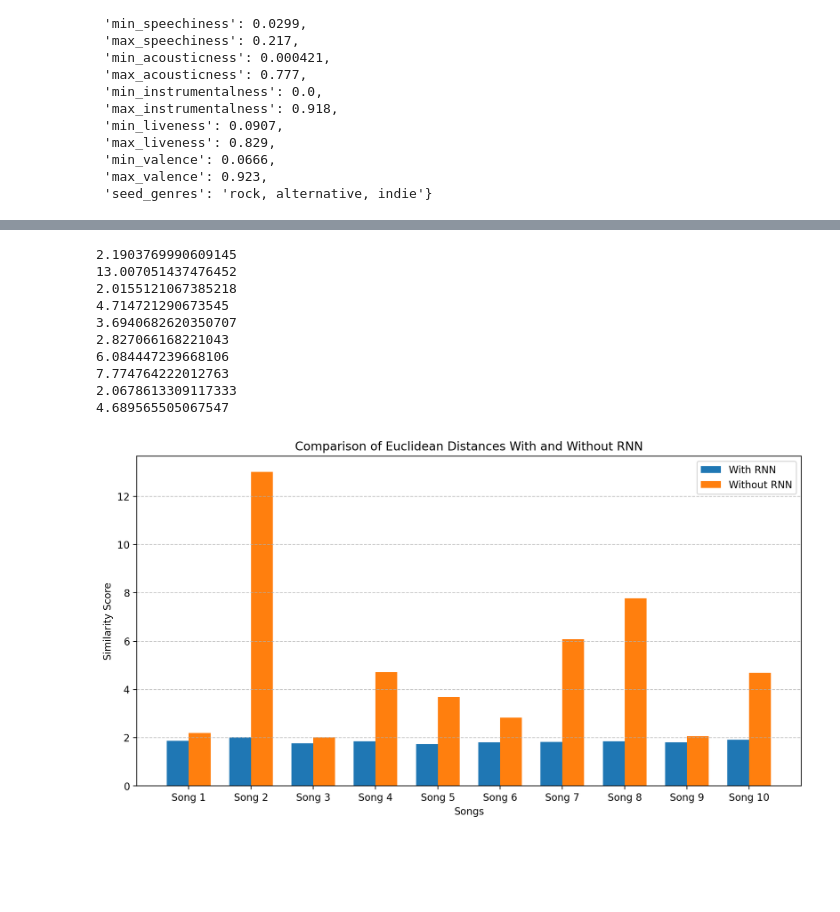
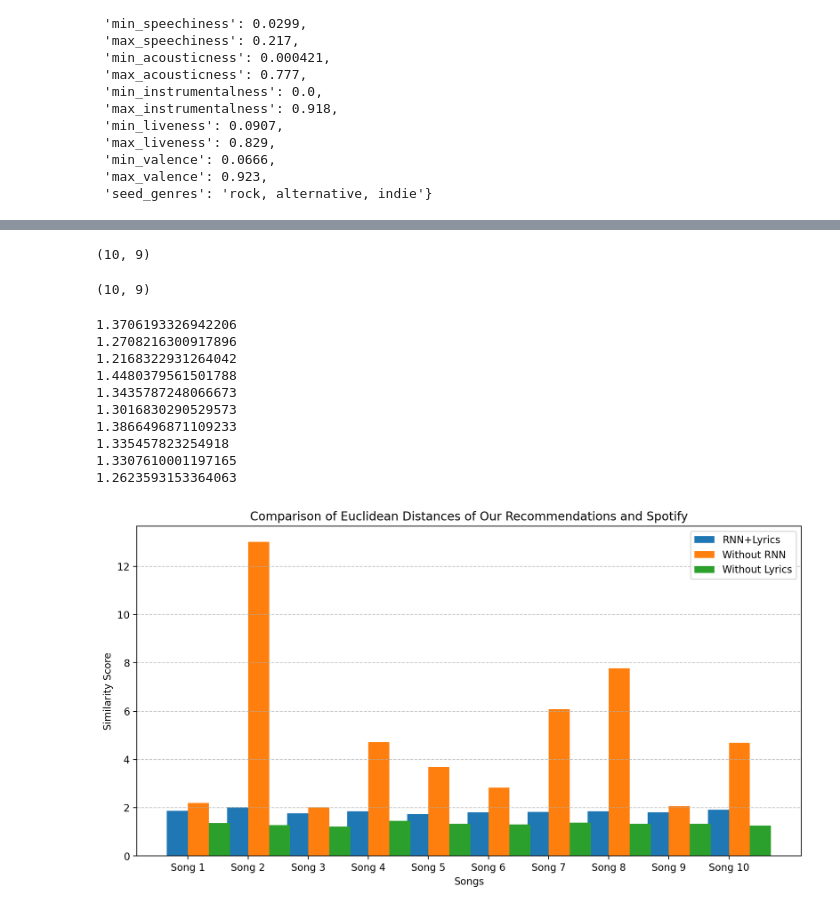
Before and after one commit to Ernesto2004/spotify-music-suggestion, a Jupyter notebook: mrs copy.ipynb, the cells around one changed output, grey strips where cells are left out. Saved outputs shown, nothing was run; the diff lists cells and outputs as text; code cells hidden in the pictures; blank space fills up the shorter version.

```diff
--- a/mrs copy.ipynb
+++ b/mrs copy.ipynb
@@ -442,7 +442,8 @@ def distance_calc(dict, v1, name_list):
 
 distance_frame2 = get_distances(distance_frame, predicted)
 # %%
-POTENTIAL_N = 50 #defines size
+POTENTIAL_N = 10 #defines size 50
 
-potential_songs = distance_frame2.sample(POTENTIAL_N) #distance_frame2.nsmallest(POTENTIAL_N, columns='distance', keep='all')
-print(potential_songs.shape)
+potential_songs = distance_frame2.nsmallest(POTENTIAL_N, columns='distance', keep='all')
+# potential_songs = distance_frame2.sample(POTENTIAL_N) #distance_frame2.nsmallest(POTENTIAL_N, columns='distance', keep='all')
+# print(potential_songs.shape)
@@ -820,3 +809,11 @@ rec_songs
+# %%
+potential_songs.shape
+# %% [output]
+(10, 9)
+# %%
+recs_from_spotify.shape
+# %% [output]
+(10, 9)
 # %%
 def calculate_euclidean_distance(v1, v2):
     return np.linalg.norm(v1 - v2)
@@ -833,22 +830,22 @@ def calculate_score(pd1, pd2):
             dist.append(calculate_euclidean_distance(fx, fy))
         print(np.mean(dist))
 # %%
-calculate_score(rec_songs, recs_from_spotify)
+calculate_score(potential_songs, recs_from_spotify)
 # %% [output]
-2.1903769990609145
-13.007051437476452
-2.0155121067385218
-4.714721290673545
-3.6940682620350707
-2.827066168221043
-6.084447239668106
-7.774764222012763
-2.0678613309117333
-4.689565505067547
+1.3706193326942206
+1.2708216300917896
+1.2168322931264042
+1.4480379561501788
+1.3435787248066673
+1.3016830290529573
+1.3866496871109233
+1.335457823254918
+1.3307610001197165
+1.2623593153364063
 # %%
 import matplotlib.pyplot as plt
 
-with_rnn = [1.870860464583459,
+rnn_lyrics = [1.870860464583459,
 2.0124956563145764,
 1.7609989657978797,
 1.8539558357641899,
@@ -861,34 +858,47 @@ with_rnn = [1.870860464583459,
 ]
 without_rnn = [2.1903769990609145,
 13.007051437476452,
 2.0155121067385218,
 4.714721290673545,
 3.6940682620350707,
 2.827066168221043,
 6.084447239668106,
 7.774764222012763,
 2.0678613309117333,
 4.689565505067547]
 
-n = len(with_rnn)
+without_lyrics = [
+1.3706193326942206,
+1.2708216300917896,
+1.2168322931264042,
+1.4480379561501788,
+1.3435787248066673,
+1.3016830290529573,
+1.3866496871109233,
+1.335457823254918,
+1.3307610001197165,
+1.2623593153364063]
+
+n = len(rnn_lyrics)
 
 bar_width = 0.35
 
 index = np.arange(n)
 
 plt.figure(figsize=(12, 6))
 
-bars1 = plt.bar(index, with_rnn, bar_width, label='With RNN')
+bars1 = plt.bar(index, rnn_lyrics, bar_width, label='RNN+Lyrics')
 bars2 = plt.bar(index + bar_width, without_rnn, bar_width, label='Without RNN')
+bars3 = plt.bar(index + (bar_width*2), without_lyrics, bar_width, label='Without Lyrics')
 
 plt.xlabel('Songs')
 plt.ylabel('Similarity Score')
-plt.title('Comparison of Euclidean Distances With and Without RNN')
+plt.title('Comparison of Euclidean Distances of Our Recommendations and Spotify')
 plt.xticks(index + bar_width / 2, [f'Song {i+1}' for i in range(n)])
 plt.legend()
 
 plt.grid(axis='y', linestyle='--', alpha=0.7)
 
 plt.show()
 # %% [output]
-[figure, old version]
+[figure, new version]
```
Also changed, not shown: parts of 8 cells of this notebook.
